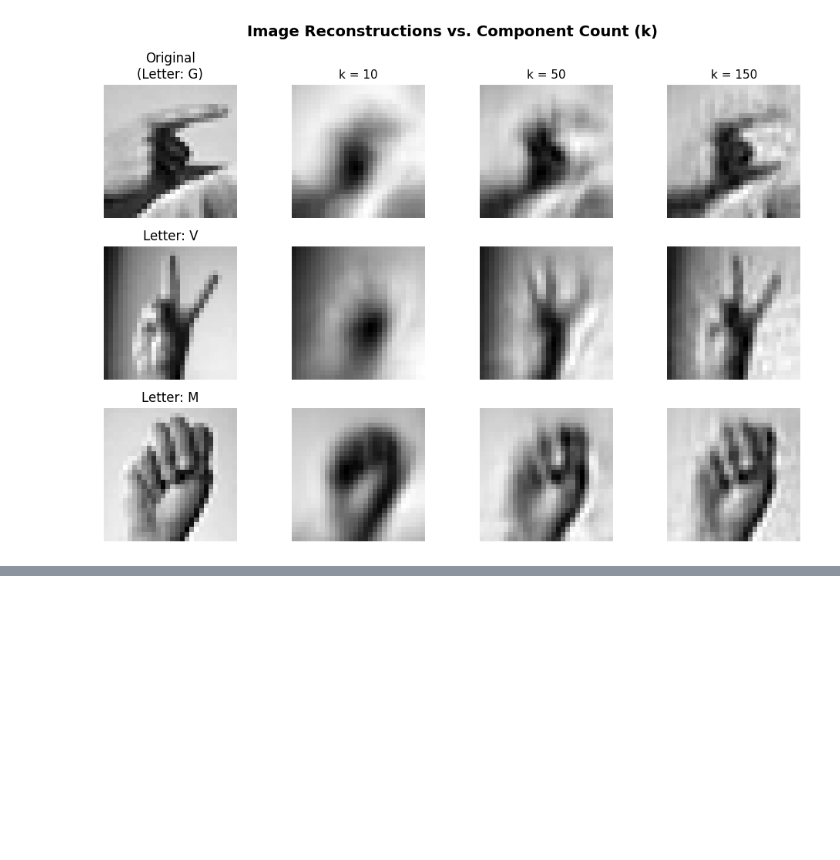
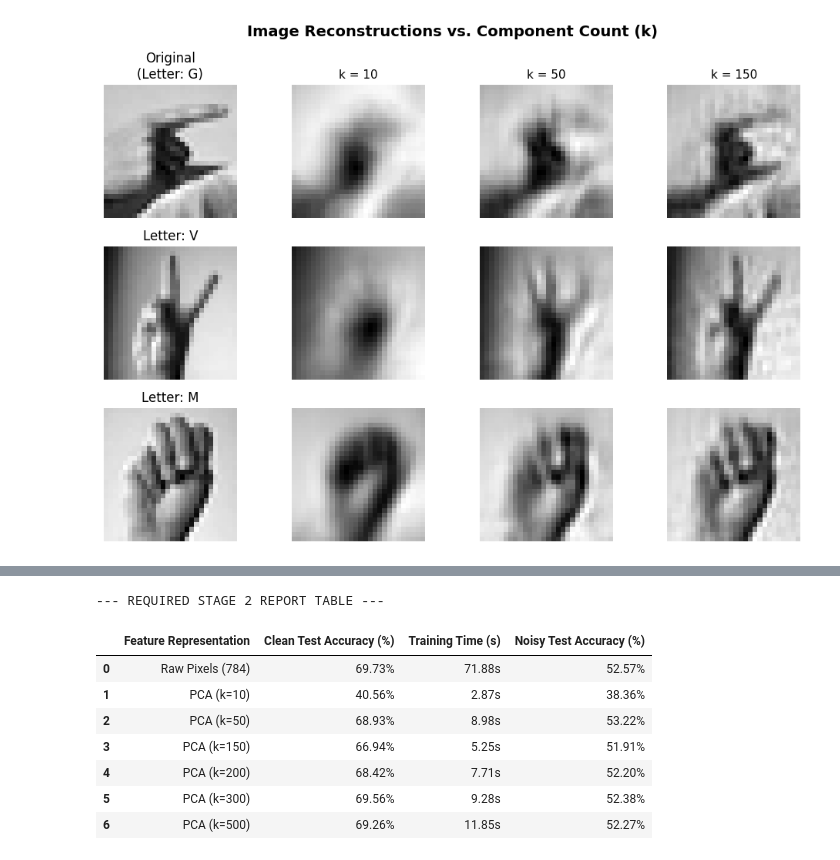
Before and after one commit to rama603/Reading-Sign-Language-, a Jupyter notebook: Reading_Sign_Language_stage2.ipynb, the cells around one changed output, grey strips where cells are left out. Saved outputs shown, nothing was run; the diff lists cells and outputs as text; code cells hidden in the pictures; blank space fills up the shorter version.

```diff
--- a/Reading_Sign_Language_stage2.ipynb
+++ b/Reading_Sign_Language_stage2.ipynb
@@ -171,0 +204,46 @@ k = 500 | Val Acc: 0.9995 | Test Acc: 0.6926 | Fit Time: 16.42s
+# %%
+# Summary Table Construction
+table_data = []
+
+# Raw Pixels Entry
+table_data.append({
+    "Feature Representation": "Raw Pixels (784)",
+    "Clean Test Accuracy (%)": f"{raw_test_acc * 100:.2f}%",
+    "Training Time (s)": f"{raw_train_time:.2f}s",
+    "Noisy Test Accuracy (%)": f"{raw_noisy_acc * 100:.2f}%"
+})
+
+# Entries for 10, 50, 150 components
+for k in [10, 50, 150, 200, 300, 500]:
+    pca_eval = PCA(n_components=k, random_state=SEED).fit(X_train)
+    X_tr_p = pca_eval.transform(X_train)
+    X_te_p = pca_eval.transform(X_test)
+    X_te_noisy_p = pca_eval.transform(X_test_noisy)
+
+    t0 = time.time()
+    m_eval = LogisticRegression(C=1.0, max_iter=1000, random_state=SEED).fit(X_tr_p, y_train)
+    t_fit = time.time() - t0
+
+    acc_clean = accuracy_score(y_test, m_eval.predict(X_te_p))
+    acc_noisy = accuracy_score(y_test, m_eval.predict(X_te_noisy_p))
+
+    table_data.append({
+        "Feature Representation": f"PCA (k={k})",
+        "Clean Test Accuracy (%)": f"{acc_clean * 100:.2f}%",
+        "Training Time (s)": f"{t_fit:.2f}s",
+        "Noisy Test Accuracy (%)": f"{acc_noisy * 100:.2f}%"
+    })
+
+summary_df = pd.DataFrame(table_data)
+print("--- REQUIRED STAGE 2 REPORT TABLE ---")
+display(summary_df)
+# %% [output]
+--- REQUIRED STAGE 2 REPORT TABLE ---
+|  | Feature Representation | Clean Test Accuracy (%) | Training Time (s) | Noisy Test Accuracy (%) |
+| 0 | Raw Pixels (784) | 69.73% | 71.88s | 52.57% |
+| 1 | PCA (k=10) | 40.56% | 2.87s | 38.36% |
+| 2 | PCA (k=50) | 68.93% | 8.98s | 53.22% |
+| 3 | PCA (k=150) | 66.94% | 5.25s | 51.91% |
+| 4 | PCA (k=200) | 68.42% | 7.71s | 52.20% |
+| 5 | PCA (k=300) | 69.56% | 9.28s | 52.38% |
+| 6 | PCA (k=500) | 69.26% | 11.85s | 52.27% |
```
Also changed, not shown: parts of 2 cells of this notebook.
